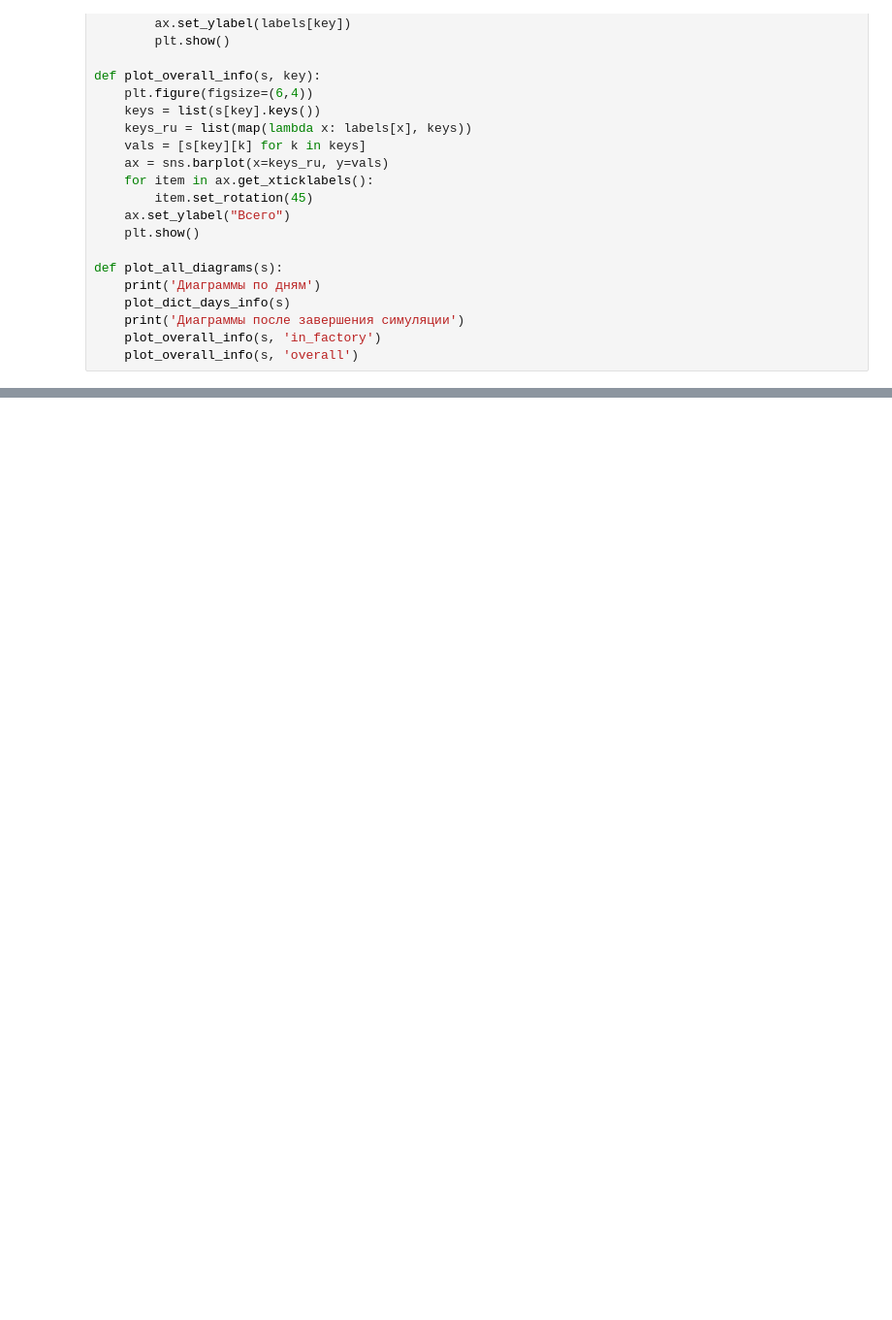
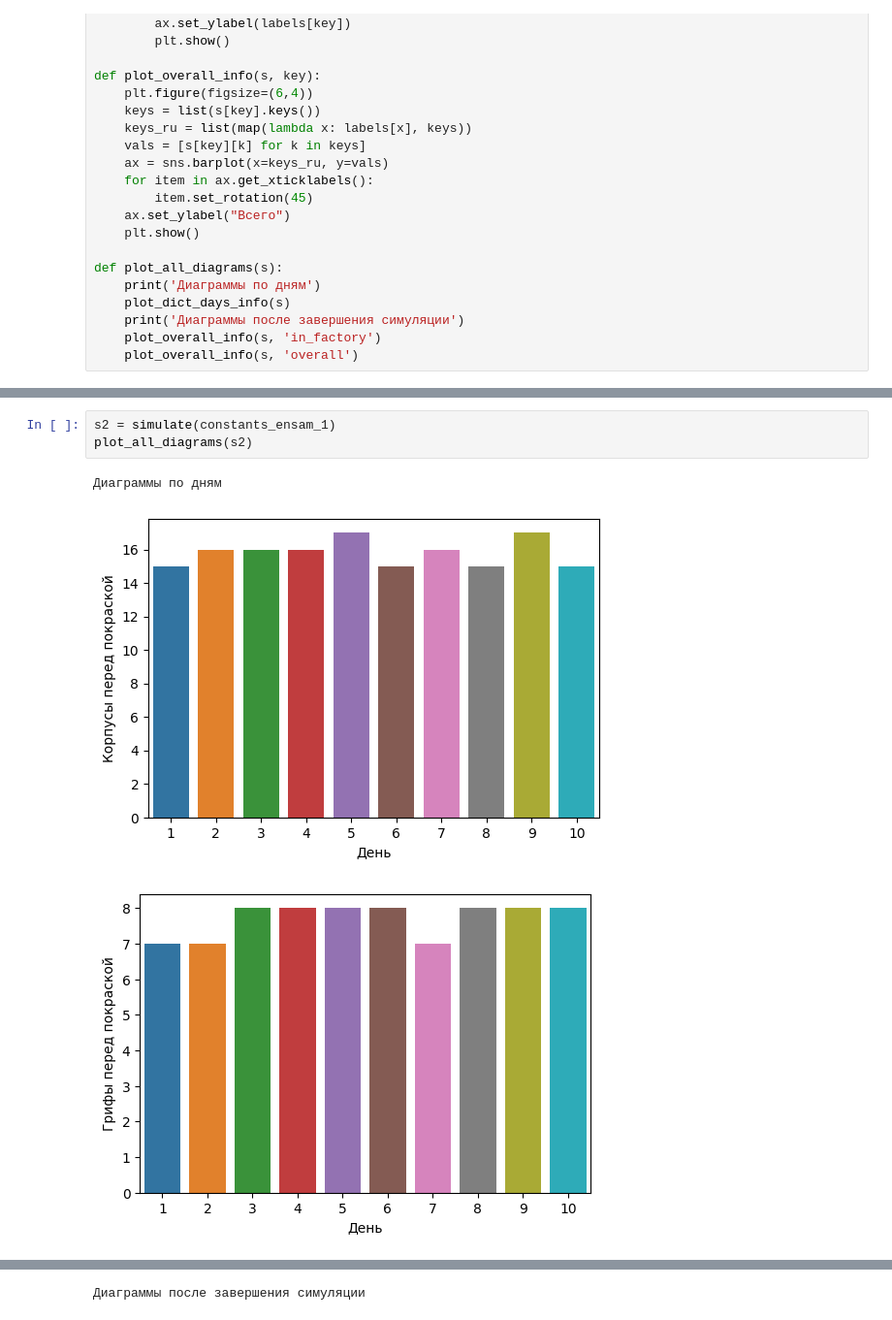
Before and after one commit to feelsbadmans/guitar-fabric, a Jupyter notebook: guitar_factory.ipynb, the cells around one changed output, grey strips where cells are left out. Shown at 97% size. Saved outputs shown, nothing was run; the diff lists cells and outputs as text; blank space fills up the shorter version.

```diff
--- a/guitar_factory.ipynb
+++ b/guitar_factory.ipynb
@@ -50,0 +47,7 @@ plot_all_diagrams(s1)
+# %%
+s2 = simulate(сonstants_ensam_1)
+plot_all_diagrams(s2)
+# %% [output]
+Диаграммы по дням
+[figure, added]
+[figure, added]
@@ -50,0 +58 @@ plot_all_diagrams(s1)
+Диаграммы после завершения симуляции
```
Also changed, not shown: parts of 4 cells of this notebook, 2 other files.
